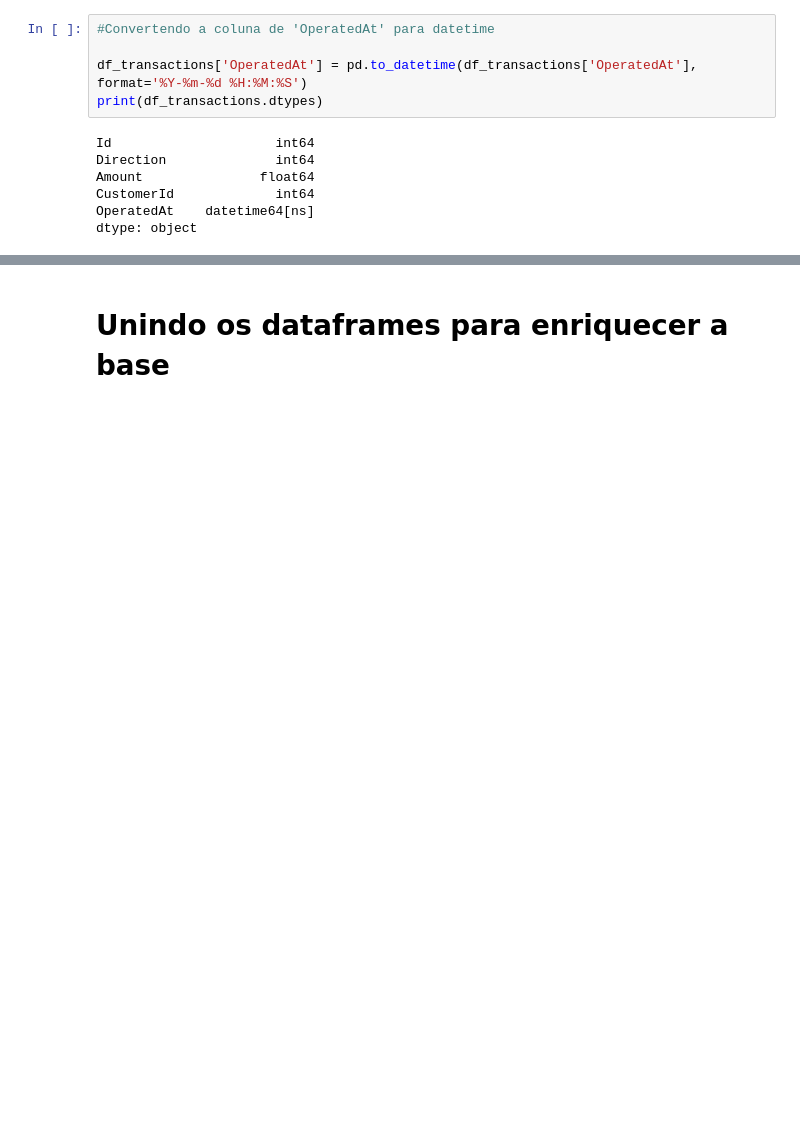
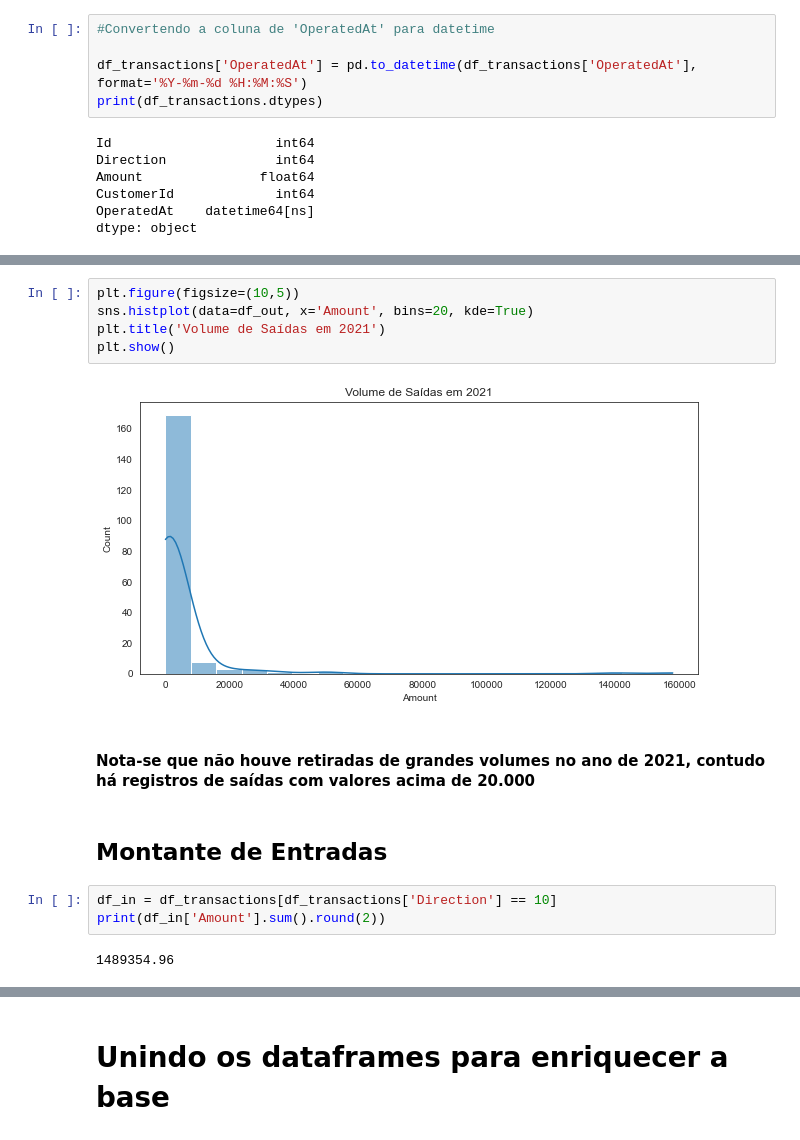
Before and after one commit to allanacardoso/warren, a Jupyter notebook: data/Análise_warren.ipynb, the cells around one changed output, grey strips where cells are left out. Drawn from its saved outputs; the diff is of its cells as text; blank space fills up the shorter version.

```diff
--- a/data/Análise_warren.ipynb
+++ b/data/Análise_warren.ipynb
@@ -187,0 +257,16 @@ dtype: object
+# %%
+plt.figure(figsize=(10,5))
+sns.histplot(data=df_out, x='Amount', bins=20, kde=True)
+plt.title('Volume de Saídas em 2021')
+plt.show()
+# %% [output]
+[figure, added]
+# %% [markdown]
+#### Nota-se que não houve retiradas de grandes volumes no ano de 2021, contudo há registros de saídas com valores acima de 20.000
+# %% [markdown]
+## Montante de Entradas
+# %%
+df_in = df_transactions[df_transactions['Direction'] == 10]
+print(df_in['Amount'].sum().round(2))
+# %% [output]
+1489354.96
```
Also changed, not shown: parts of 58 cells of this notebook.
